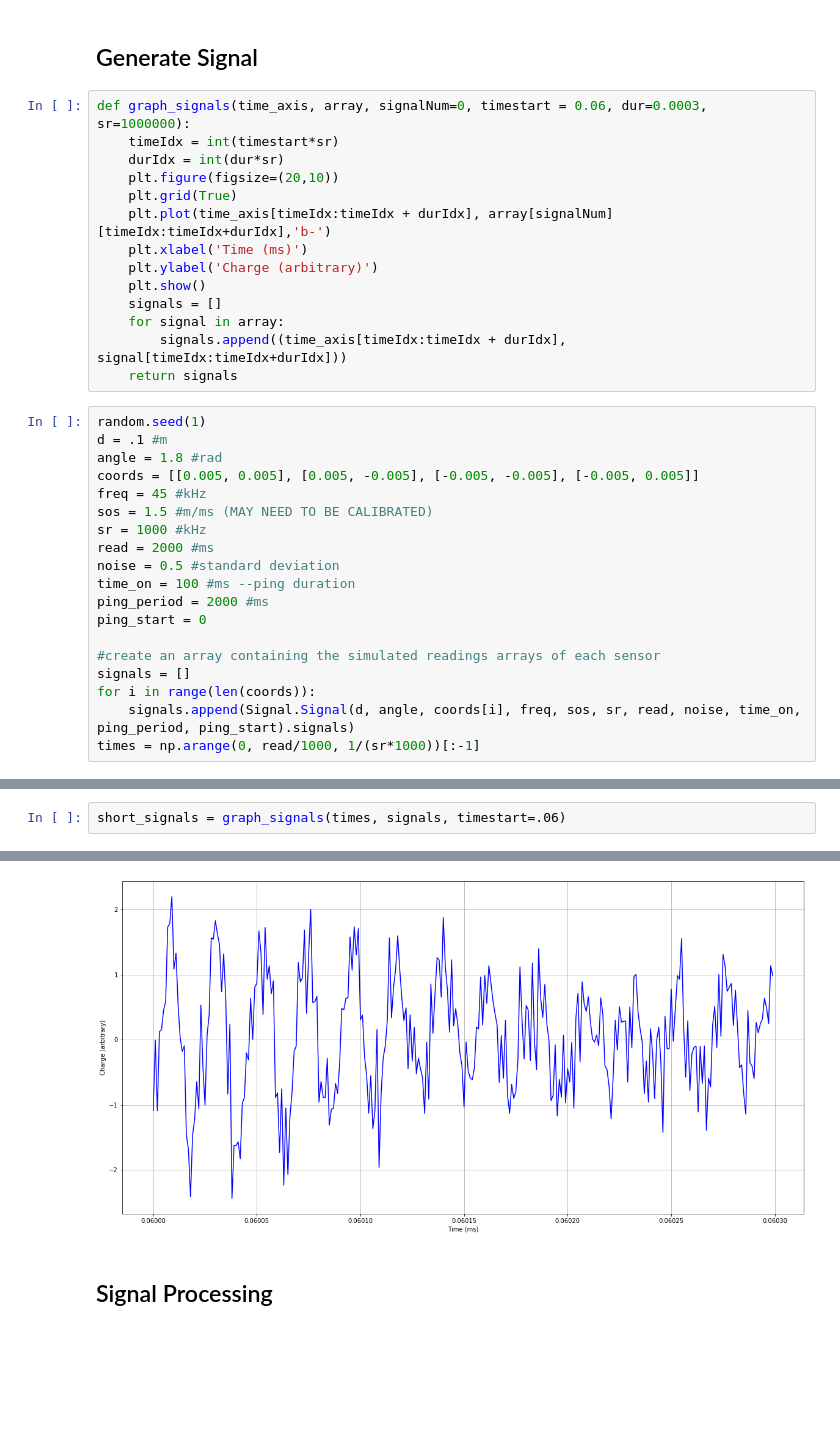
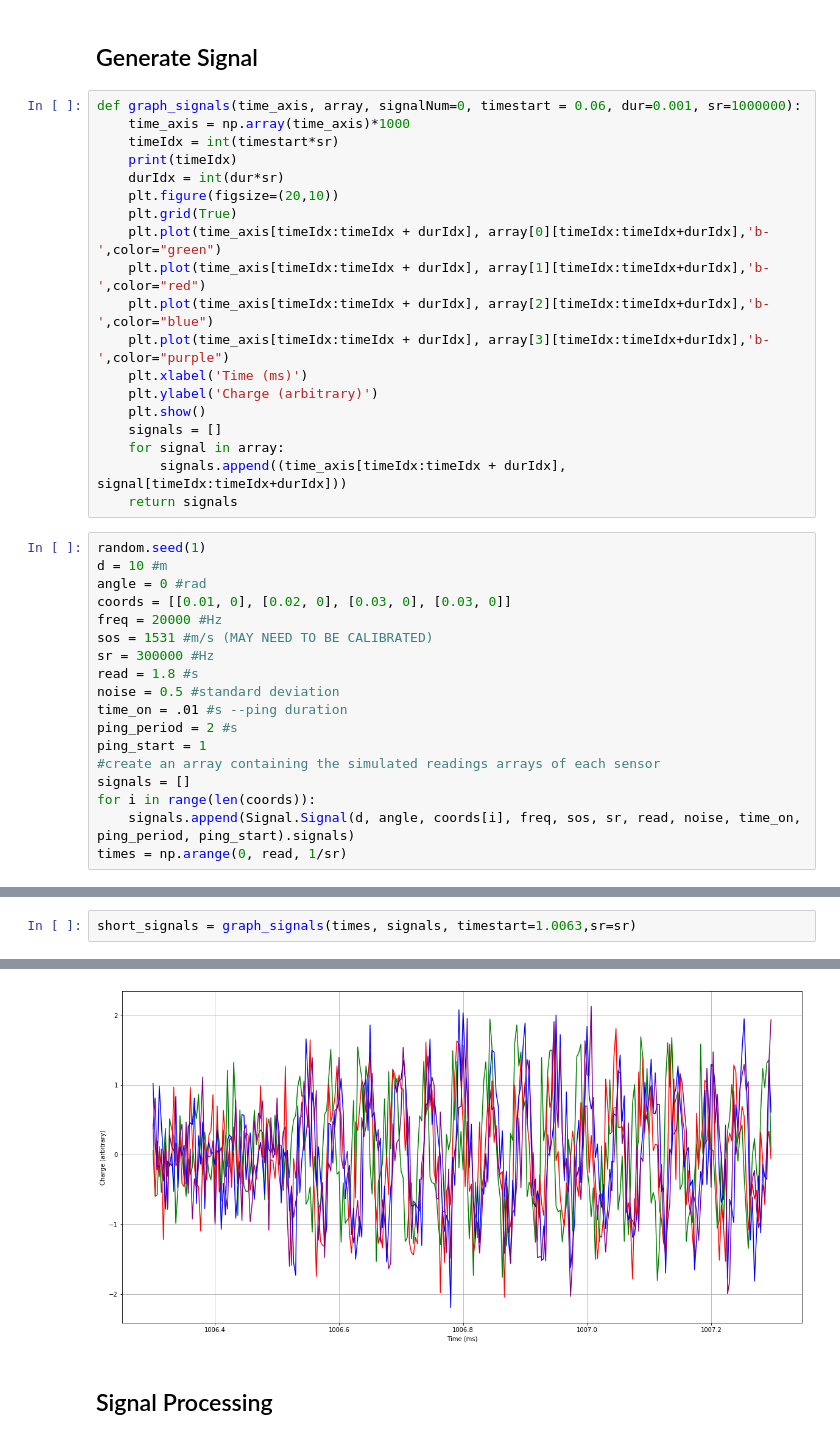
Before and after one commit to MuddSub/Hydrophones, a Jupyter notebook: Process-Hphones.ipynb, the cells around one changed output, grey strips where cells are left out. Drawn from its saved outputs; the diff is of its cells as text; blank space fills up the shorter version.

Commit message:
Finished ideal code draft. Need to fix signal generator

```diff
--- a/Process-Hphones.ipynb
+++ b/Process-Hphones.ipynb
@@ -12,12 +15,17 @@ import scipy.signal as signal
 # %% [markdown]
 ## Generate Signal
 # %%
-def graph_signals(time_axis, array, signalNum=0, timestart = 0.06, dur=0.0003, sr=1000000):
+def graph_signals(time_axis, array, signalNum=0, timestart = 0.06, dur=0.001, sr=1000000):
+    time_axis = np.array(time_axis)*1000
     timeIdx = int(timestart*sr)
+    print(timeIdx)
     durIdx = int(dur*sr)
     plt.figure(figsize=(20,10))
     plt.grid(True)
-    plt.plot(time_axis[timeIdx:timeIdx + durIdx], array[signalNum][timeIdx:timeIdx+durIdx],'b-')
+    plt.plot(time_axis[timeIdx:timeIdx + durIdx], array[0][timeIdx:timeIdx+durIdx],'b-',color="green")
+    plt.plot(time_axis[timeIdx:timeIdx + durIdx], array[1][timeIdx:timeIdx+durIdx],'b-',color="red")
+    plt.plot(time_axis[timeIdx:timeIdx + durIdx], array[2][timeIdx:timeIdx+durIdx],'b-',color="blue")
+    plt.plot(time_axis[timeIdx:timeIdx + durIdx], array[3][timeIdx:timeIdx+durIdx],'b-',color="purple")
     plt.xlabel('Time (ms)')
     plt.ylabel('Charge (arbitrary)')
     plt.show()
@@ -27,21 +35,20 @@ def graph_signals(time_axis, array, signalNum=0, timestart = 0.06, dur=0.0003, s
     return signals
 # %%
 random.seed(1)
-d = .1 #m
-angle = 1.8 #rad
-coords = [[0.005, 0.005], [0.005, -0.005], [-0.005, -0.005], [-0.005, 0.005]]
-freq = 45 #kHz
-sos = 1.5 #m/ms (MAY NEED TO BE CALIBRATED)
-sr = 1000 #kHz
-read = 2000 #ms
+d = 10 #m
+angle = 0 #rad
+coords = [[0.01, 0], [0.02, 0], [0.03, 0], [0.03, 0]]
+freq = 20000 #Hz
+sos = 1531 #m/s (MAY NEED TO BE CALIBRATED)
+sr = 300000 #Hz
+read = 1.8 #s
 noise = 0.5 #standard deviation
-time_on = 100 #ms --ping duration
-ping_period = 2000 #ms
-ping_start = 0
-
+time_on = .01 #s --ping duration
+ping_period = 2 #s
+ping_start = 1
 #create an array containing the simulated readings arrays of each sensor
 signals = []
 for i in range(len(coords)):
     signals.append(Signal.Signal(d, angle, coords[i], freq, sos, sr, read, noise, time_on, ping_period, ping_start).signals)
-times = np.arange(0, read/1000, 1/(sr*1000))[:-1]
+times = np.arange(0, read, 1/sr)
 # %% [output]
@@ -52,3 +59,3 @@ times = np.arange(0, read/1000, 1/(sr*1000))[:-1]
 # %%
-short_signals = graph_signals(times, signals, timestart=.06)
+short_signals = graph_signals(times, signals, timestart=1.0063,sr=sr)
 # %% [output]
@@ -55,4 +63,4 @@ short_signals = graph_signals(times, signals, timestart=.06)
-[figure, old version]
+[figure, new version]
 # %% [markdown]
 ## Signal Processing
 # %%
```
Also changed, not shown: parts of 10 cells of this notebook, 1 other file.
